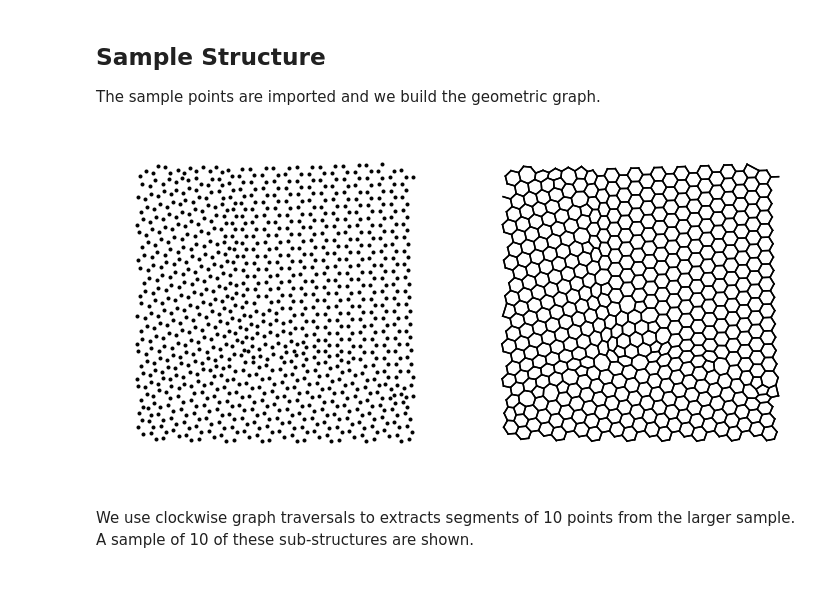
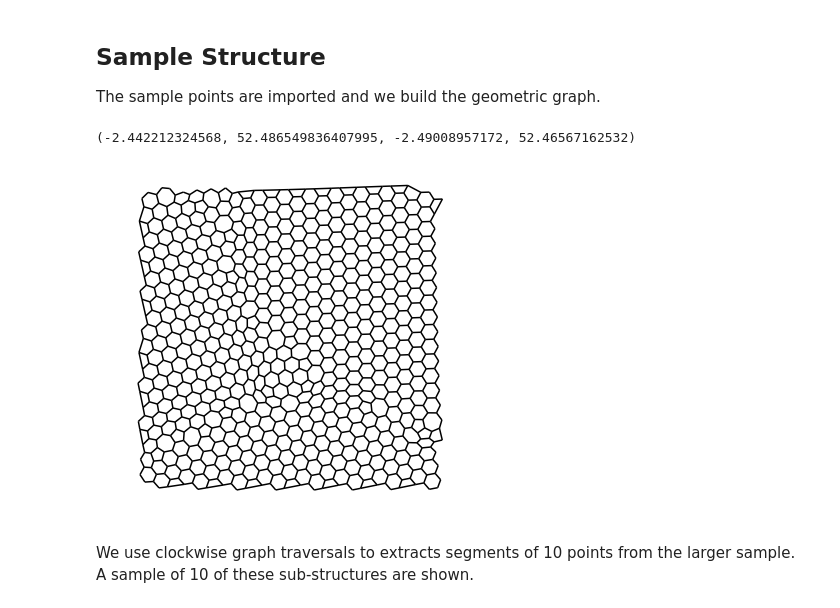
Before and after one commit to jacobjma/point-segment-matching, a Jupyter notebook: notebooks/poly_graphene_unsupervised.ipynb, the cells around one changed output. Drawn from its saved outputs; the diff is of its cells as text; code cells hidden in the pictures.

```diff
--- a/notebooks/poly_graphene_unsupervised.ipynb
+++ b/notebooks/poly_graphene_unsupervised.ipynb
@@ -27,15 +23,18 @@ np.random.seed(13)
 The sample points are imported and we build the geometric graph.
 # %%
 points = np.load('data/poly_graphene.npy')
-adjacency = urquhart(points)
 
-fig, axes = plt.subplots(1, 2, figsize=(12,6))
-axes[0].plot(points[:,0], points[:,1], 'k.')
-plotutils.graph_embedding(points, adjacency, ax = axes[1])
-for ax in axes:
-    ax.axis('equal')
-    ax.axis('off')
+segments = Segments(points)
+segments.build_graph(1.2)
+
+fig,axes=plt.subplots(figsize=(6,6))
+segments.show_edges(ax=axes);
+
+axes.axis('off')
+
+#plt.savefig('graphene.pdf')
 # %% [output]
+(-2.442212324568, 52.486549836407995, -2.49008957172, 52.46567162532)
-[figure, old version]
+[figure, new version]
 # %% [markdown]
 We use clockwise graph traversals to extracts segments of 10 points from the larger sample. A sample of 10 of these sub-structures are shown.
```
Also changed, not shown: parts of 17 cells of this notebook, 58 other files.
